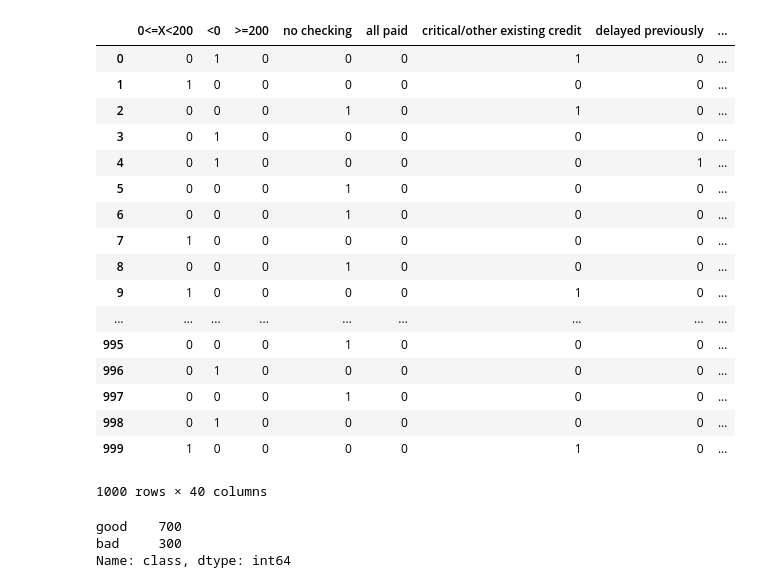
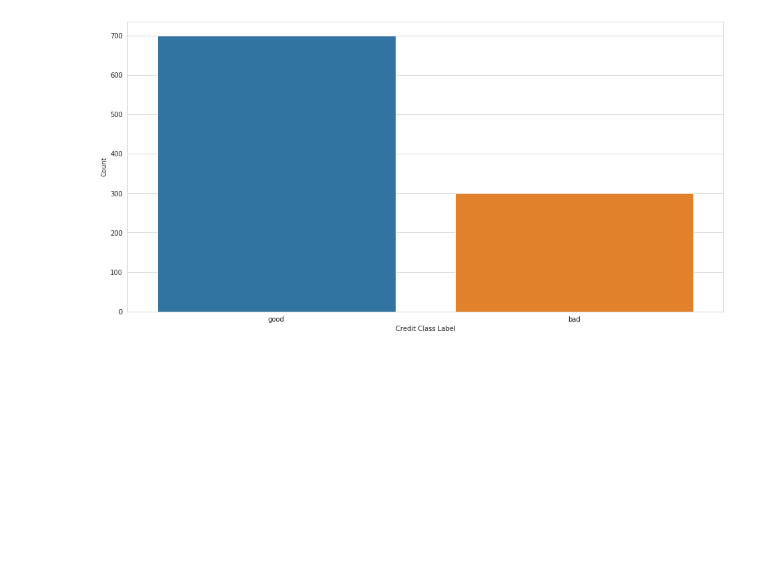
Before and after one commit to jaspajjr/weka-german-credit, a Jupyter notebook: data-exploration.ipynb, the cells around one changed output. Cells and saved outputs as stored; diff of their text form; code cells hidden in the pictures; blank space fills up the shorter version.

```diff
--- a/data-exploration.ipynb
+++ b/data-exploration.ipynb
@@ -48,34 +57,13 @@ sns.pairplot(raw_df)
-# %%
-pd.concat([pd.get_dummies(raw_df['checking_status']), pd.get_dummies(raw_df['credit_history']),
-           pd.get_dummies(raw_df['purpose']), pd.get_dummies(raw_df['savings_status']),
-           pd.get_dummies(raw_df['employment']), pd.get_dummies(raw_df['installment_commitment']),
-           pd.get_dummies(raw_df['personal_status']), pd.get_dummies(raw_df['other_parties'])
-
-          ],
-
-          axis=1)
-# %% [output]
-|  | 0<=X<200 | <0 | >=200 | no checking | all paid | critical/other existing credit | delayed previously | ... |
-| 0 | 0 | 1 | 0 | 0 | 0 | 1 | 0 | ... |
-| 1 | 1 | 0 | 0 | 0 | 0 | 0 | 0 | ... |
-| 2 | 0 | 0 | 0 | 1 | 0 | 1 | 0 | ... |
-| 3 | 0 | 1 | 0 | 0 | 0 | 0 | 0 | ... |
-| 4 | 0 | 1 | 0 | 0 | 0 | 0 | 1 | ... |
-| 5 | 0 | 0 | 0 | 1 | 0 | 0 | 0 | ... |
-| 6 | 0 | 0 | 0 | 1 | 0 | 0 | 0 | ... |
-| 7 | 1 | 0 | 0 | 0 | 0 | 0 | 0 | ... |
-| 8 | 0 | 0 | 0 | 1 | 0 | 0 | 0 | ... |
-| 9 | 1 | 0 | 0 | 0 | 0 | 1 | 0 | ... |
-| ... | ... | ... | ... | ... | ... | ... | ... | ... |
-| 995 | 0 | 0 | 0 | 1 | 0 | 0 | 0 | ... |
-| 996 | 0 | 1 | 0 | 0 | 0 | 0 | 0 | ... |
-| 997 | 0 | 0 | 0 | 1 | 0 | 0 | 0 | ... |
-| 998 | 0 | 1 | 0 | 0 | 0 | 0 | 0 | ... |
-| 999 | 1 | 0 | 0 | 0 | 0 | 1 | 0 | ... |
-1000 rows × 40 columns
-# %%
-raw_df['class'].value_counts()
-# %% [output]
-good    700
-bad     300
-Name: class, dtype: int64
+# %%
+sns.set_style("whitegrid")
+
+fig, ax = plt.subplots(nrows=1, ncols=1, figsize=(16, 8))
+
+sns.barplot([x for x in range(len(raw_df['class'].value_counts()))],
+            raw_df['class'].value_counts(), ax=ax)
+
+ax.set_xlabel('Credit Class Label');
+ax.set_ylabel('Count');
+ax.set_xticklabels(raw_df['class'].value_counts().index);
+# %% [output]
+[figure, added]
```
Also changed, not shown: parts of 4 cells of this notebook, 2 other files.
